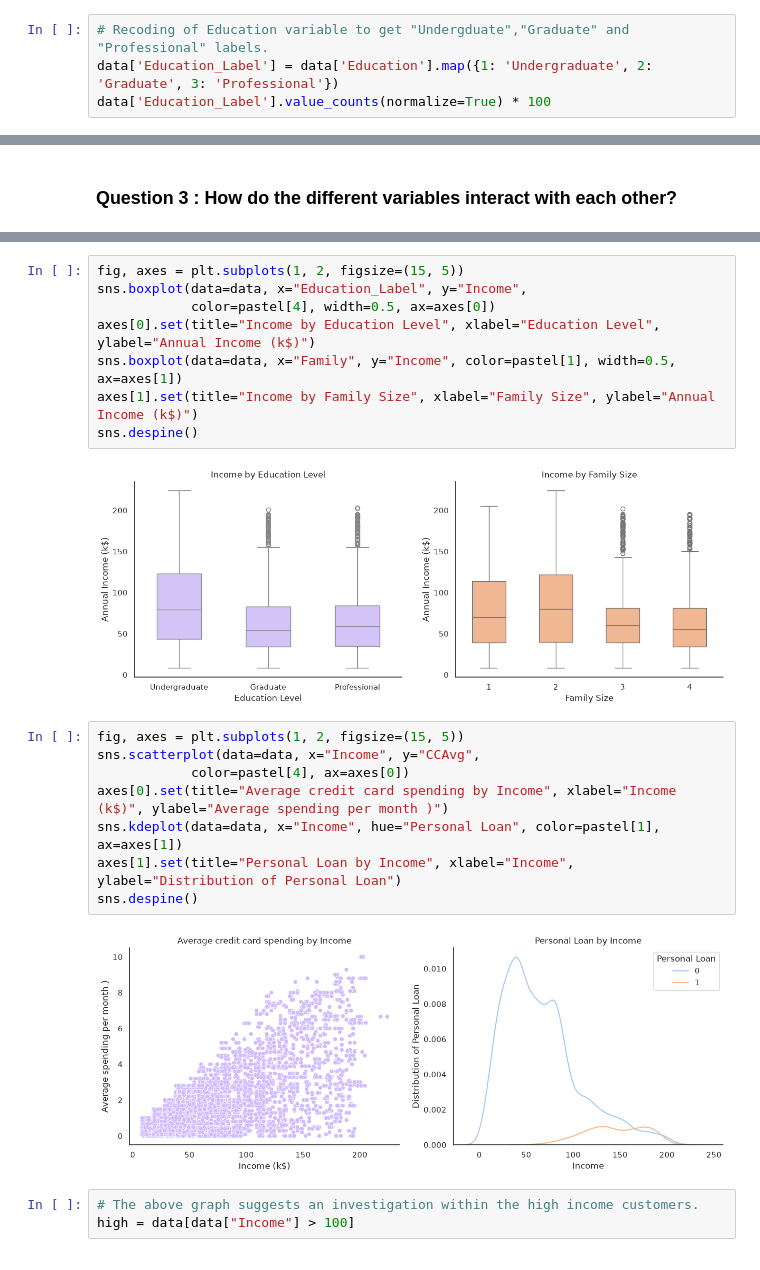
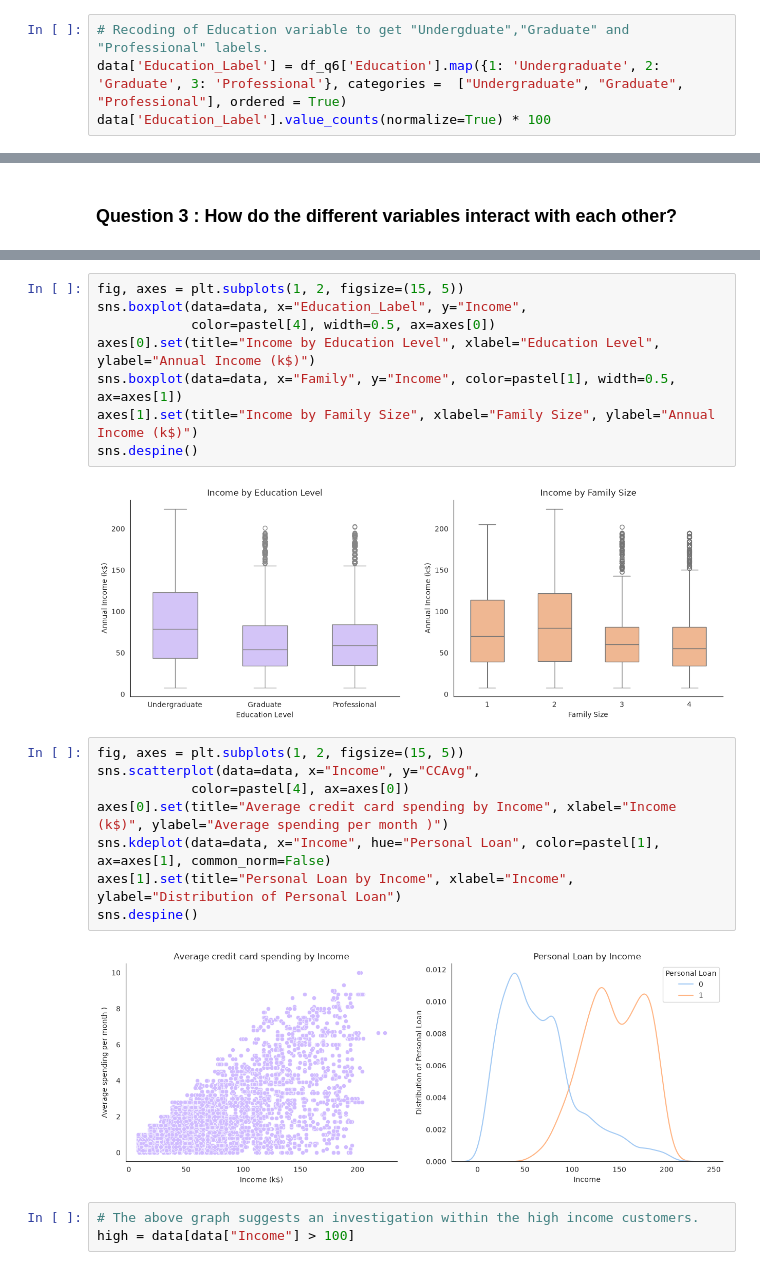
Before and after one commit to reirun/python-project, a Jupyter notebook: project_loan.ipynb, the cells around one changed output, grey strips where cells are left out. Drawn from its saved outputs; the diff is of its cells as text.

```diff
--- a/project_loan.ipynb
+++ b/project_loan.ipynb
@@ -215,6 +209,6 @@ sns.despine()
 # %%
 # Recoding of Education variable to get "Undergduate","Graduate" and "Professional" labels.
-data['Education_Label'] = data['Education'].map({1: 'Undergraduate', 2: 'Graduate', 3: 'Professional'})
+data['Education_Label'] = df_q6['Education'].map({1: 'Undergraduate', 2: 'Graduate', 3: 'Professional'}, categories =  ["Undergraduate", "Graduate", "Professional"], ordered = True)
 data['Education_Label'].value_counts(normalize=True) * 100
 # %% [output]
 Education_Label
@@ -323,17 +315,17 @@ sns.boxplot(data=data, x="Family", y="Income", color=pastel[1], width=0.5, ax=ax
 axes[1].set(title="Income by Family Size", xlabel="Family Size", ylabel="Annual Income (k$)")
 sns.despine()
 # %% [output]
-[figure, old version]
+[figure, new version]
 # %%
 fig, axes = plt.subplots(1, 2, figsize=(15, 5))
 sns.scatterplot(data=data, x="Income", y="CCAvg",
             color=pastel[4], ax=axes[0])
 axes[0].set(title="Average credit card spending by Income", xlabel="Income (k$)", ylabel="Average spending per month )")
-sns.kdeplot(data=data, x="Income", hue="Personal Loan", color=pastel[1],  ax=axes[1])
+sns.kdeplot(data=data, x="Income", hue="Personal Loan", color=pastel[1],  ax=axes[1], common_norm=False)
 axes[1].set(title="Personal Loan by Income", xlabel="Income", ylabel="Distribution of Personal Loan")
 sns.despine()
 # %% [output]
-[figure, old version]
+[figure, new version]
 # %%
 # The above graph suggests an investigation within the high income customers.
 high = data[data["Income"] > 100]
```
Also changed, not shown: parts of 38 cells of this notebook.
